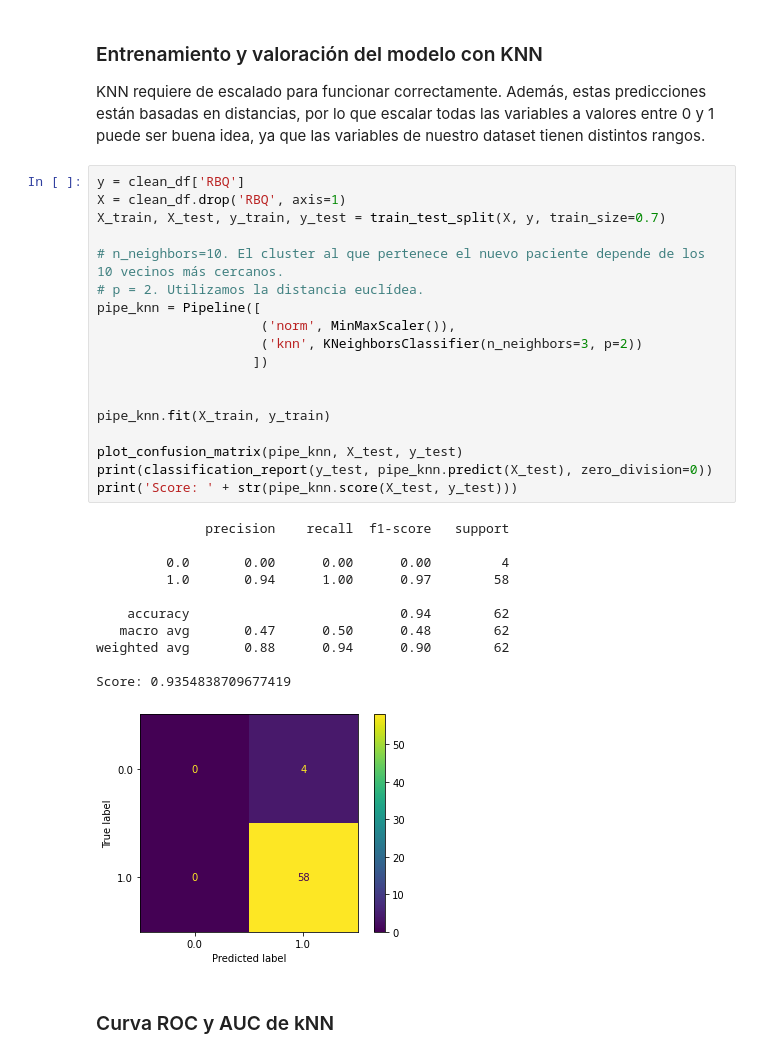
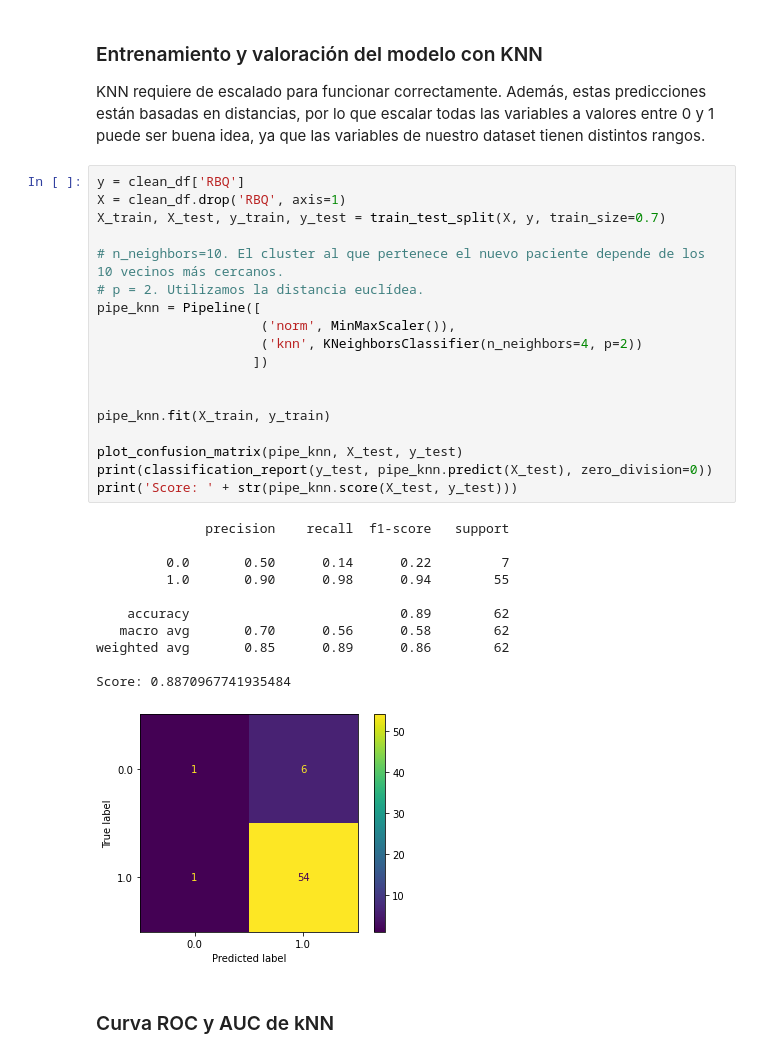
Before and after one commit to potchi23/TFG-UroAnalytics, a Jupyter notebook: src/backend/modelos_de_prediccion.ipynb, the cells around one changed output. Saved outputs shown, nothing was run; the diff lists cells and outputs as text.

```diff
--- a/src/backend/modelos_de_prediccion.ipynb
+++ b/src/backend/modelos_de_prediccion.ipynb
@@ -445,33 +445,33 @@ KNN requiere de escalado para funcionar correctamente. Además, estas prediccion
 # %%
 y = clean_df['RBQ']
 X = clean_df.drop('RBQ', axis=1)
 X_train, X_test, y_train, y_test = train_test_split(X, y, train_size=0.7)
 
 # n_neighbors=10. El cluster al que pertenece el nuevo paciente depende de los 10 vecinos más cercanos.
 # p = 2. Utilizamos la distancia euclídea.
 pipe_knn = Pipeline([
                      ('norm', MinMaxScaler()),
-                     ('knn', KNeighborsClassifier(n_neighbors=3, p=2))
+                     ('knn', KNeighborsClassifier(n_neighbors=4, p=2))
                     ])
 
 
 pipe_knn.fit(X_train, y_train)
 
 plot_confusion_matrix(pipe_knn, X_test, y_test)
 print(classification_report(y_test, pipe_knn.predict(X_test), zero_division=0))
 print('Score: ' + str(pipe_knn.score(X_test, y_test)))
 # %% [output]
               precision    recall  f1-score   support
 
-         0.0       0.00      0.00      0.00         4
-         1.0       0.94      1.00      0.97        58
+         0.0       0.50      0.14      0.22         7
+         1.0       0.90      0.98      0.94        55
 
-    accuracy                           0.94        62
-   macro avg       0.47      0.50      0.48        62
-weighted avg       0.88      0.94      0.90        62
+    accuracy                           0.89        62
+   macro avg       0.70      0.56      0.58        62
+weighted avg       0.85      0.89      0.86        62
 
-Score: 0.9354838709677419
+Score: 0.8870967741935484
-[figure, old version]
+[figure, new version]
 # %% [markdown]
 ### Curva ROC y AUC de kNN
 # %%
```
Also changed, not shown: parts of 13 cells of this notebook, 2 other files.
